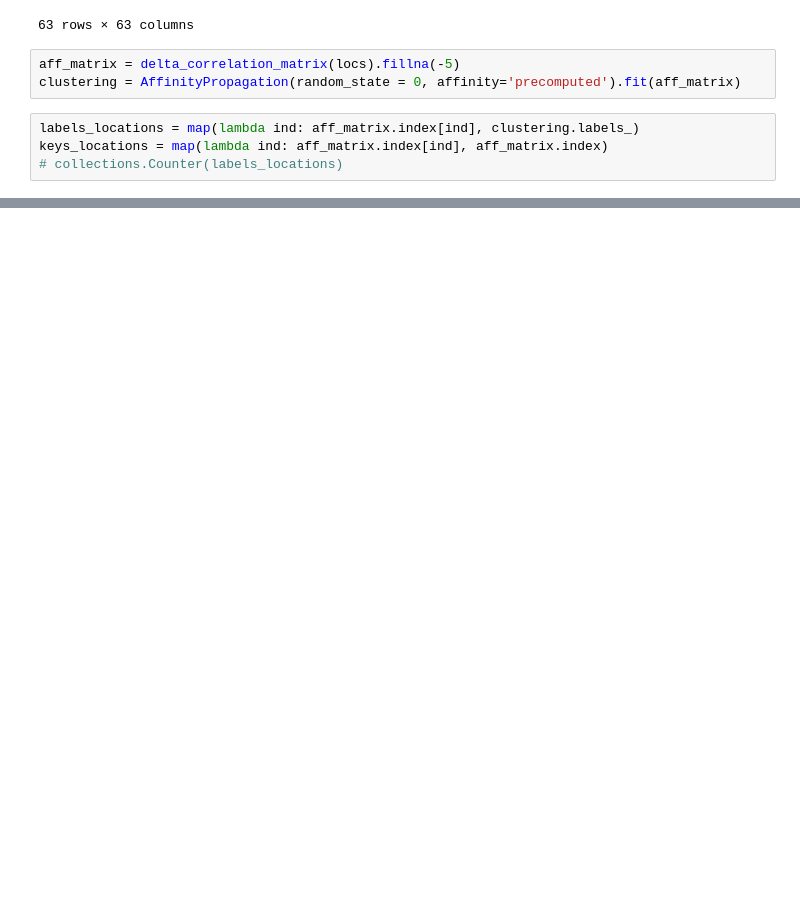
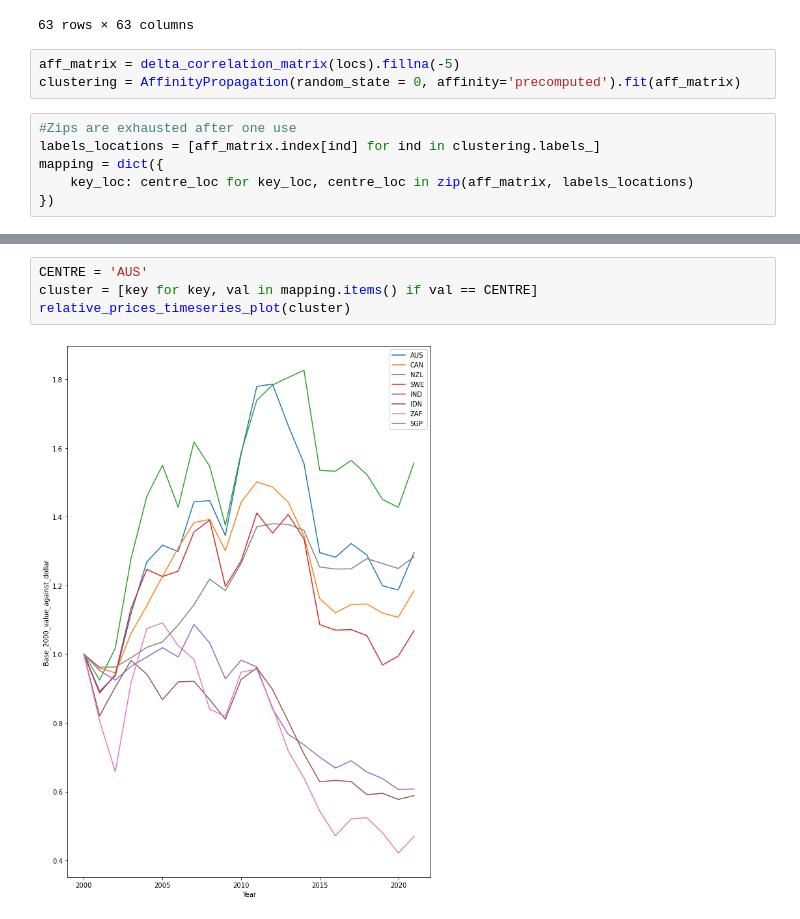
Before and after one commit to jacb1729/Analytics-misc, a Jupyter notebook: Currency_standards/Untitled.ipynb, the cells around one changed output, grey strips where cells are left out. Cells and saved outputs as stored; diff of their text form; blank space fills up the shorter version.

Commit message:
Plotted Cluster

```diff
--- a/Currency_standards/Untitled.ipynb
+++ b/Currency_standards/Untitled.ipynb
@@ -87,6 +87,8 @@ delta_correlation_matrix(locs)
 aff_matrix = delta_correlation_matrix(locs).fillna(-5)
 clustering = AffinityPropagation(random_state = 0, affinity='precomputed').fit(aff_matrix)
 # %%
-labels_locations = map(lambda ind: aff_matrix.index[ind], clustering.labels_)
-keys_locations = map(lambda ind: aff_matrix.index[ind], aff_matrix.index)
-# collections.Counter(labels_locations)
+#Zips are exhausted after one use
+labels_locations = [aff_matrix.index[ind] for ind in clustering.labels_]
+mapping = dict({
+    key_loc: centre_loc for key_loc, centre_loc in zip(aff_matrix, labels_locations)
+})
@@ -95,0 +95,6 @@ IndexError: only integers, slices (`:`), ellipsis (`...`), numpy.newaxis (`None`
+# %%
+CENTRE = 'AUS'
+cluster = [key for key, val in mapping.items() if val == CENTRE]
+relative_prices_timeseries_plot(cluster)
+# %% [output]
+[figure, added]
```
Also changed, not shown: parts of 1 cell of this notebook.
